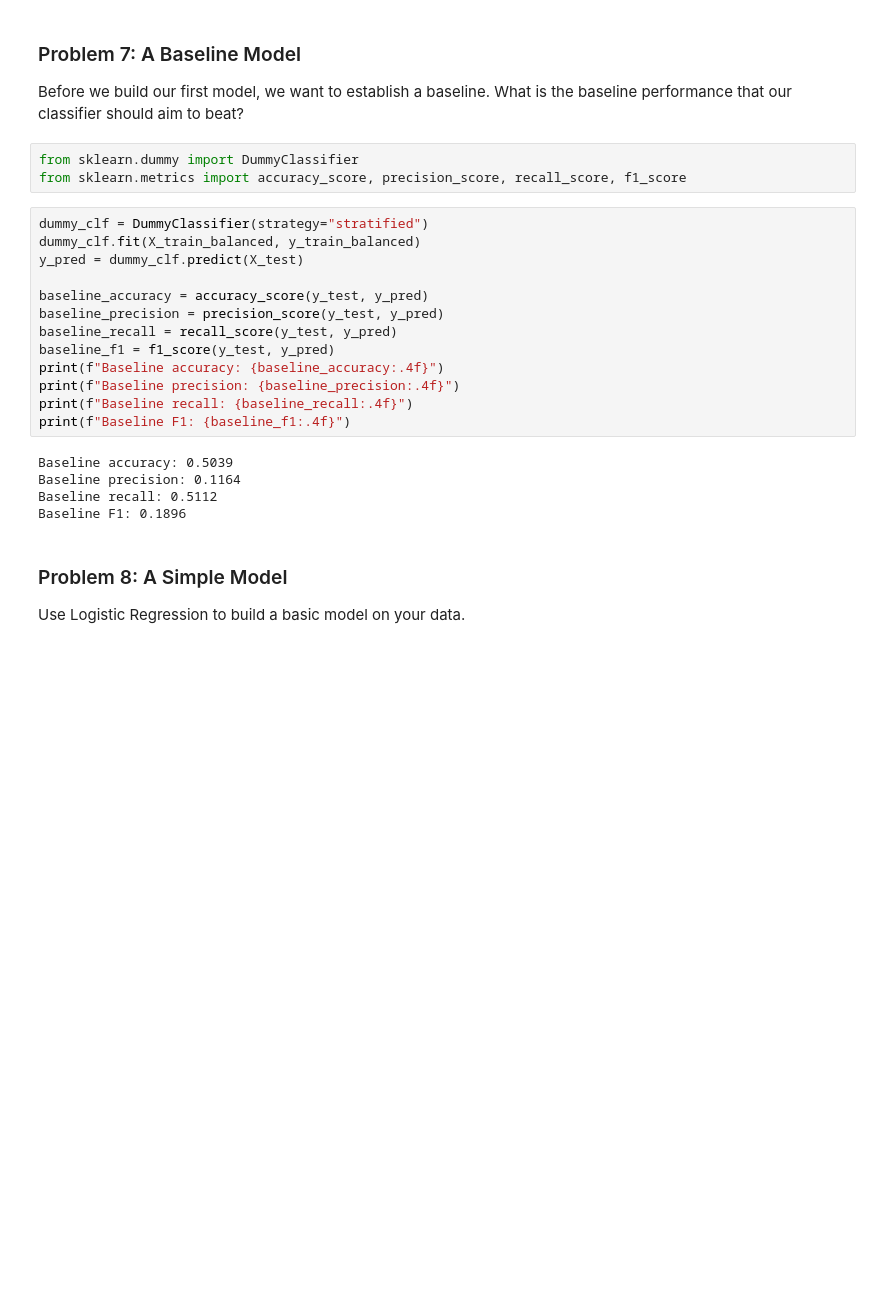
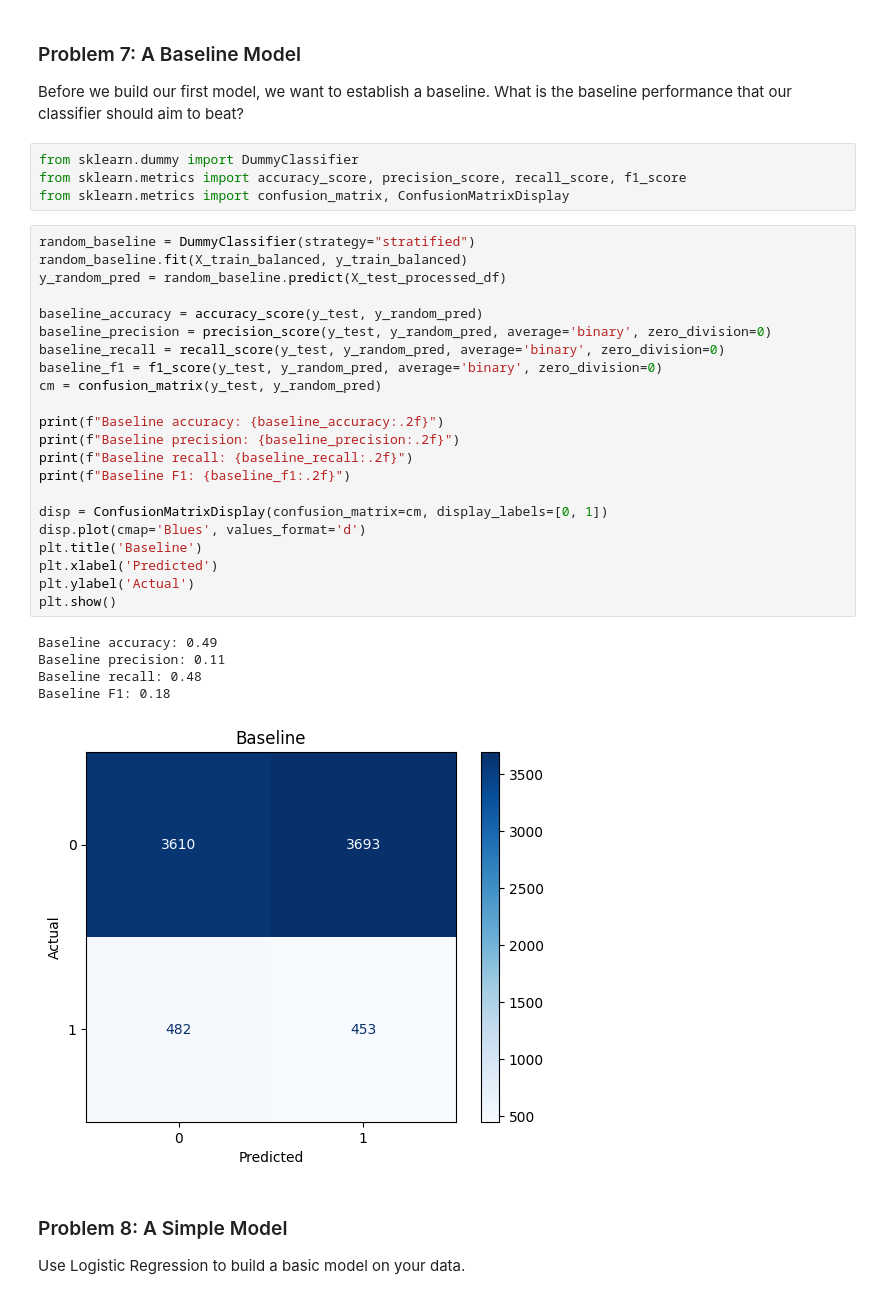
Before and after one commit to JunGaoca/bankMarketingPrediction, a Jupyter notebook: bank-marketing-prediction.ipynb, the cells around one changed output. Drawn from its saved outputs; the diff is of its cells as text; blank space fills up the shorter version.

```diff
--- a/bank-marketing-prediction.ipynb
+++ b/bank-marketing-prediction.ipynb
@@ -478,24 +478,35 @@ Before we build our first model, we want to establish a baseline.  What is the b
 # %%
 from sklearn.dummy import DummyClassifier
 from sklearn.metrics import accuracy_score, precision_score, recall_score, f1_score
+from sklearn.metrics import confusion_matrix, ConfusionMatrixDisplay
 # %%
-dummy_clf = DummyClassifier(strategy="stratified")
-dummy_clf.fit(X_train_balanced, y_train_balanced)
-y_pred = dummy_clf.predict(X_test)
+random_baseline = DummyClassifier(strategy="stratified")
+random_baseline.fit(X_train_balanced, y_train_balanced)
+y_random_pred = random_baseline.predict(X_test_processed_df)
 
-baseline_accuracy = accuracy_score(y_test, y_pred)
-baseline_precision = precision_score(y_test, y_pred)
-baseline_recall = recall_score(y_test, y_pred)
-baseline_f1 = f1_score(y_test, y_pred)
-print(f"Baseline accuracy: {baseline_accuracy:.4f}")
-print(f"Baseline precision: {baseline_precision:.4f}")
-print(f"Baseline recall: {baseline_recall:.4f}")
-print(f"Baseline F1: {baseline_f1:.4f}")
+baseline_accuracy = accuracy_score(y_test, y_random_pred)
+baseline_precision = precision_score(y_test, y_random_pred, average='binary', zero_division=0)
+baseline_recall = recall_score(y_test, y_random_pred, average='binary', zero_division=0)
+baseline_f1 = f1_score(y_test, y_random_pred, average='binary', zero_division=0)
+cm = confusion_matrix(y_test, y_random_pred)
+
+print(f"Baseline accuracy: {baseline_accuracy:.2f}")
+print(f"Baseline precision: {baseline_precision:.2f}")
+print(f"Baseline recall: {baseline_recall:.2f}")
+print(f"Baseline F1: {baseline_f1:.2f}")
+
+disp = ConfusionMatrixDisplay(confusion_matrix=cm, display_labels=[0, 1])
+disp.plot(cmap='Blues', values_format='d')
+plt.title('Baseline')
+plt.xlabel('Predicted')
+plt.ylabel('Actual')
+plt.show()
 # %% [output]
-Baseline accuracy: 0.5039
-Baseline precision: 0.1164
-Baseline recall: 0.5112
-Baseline F1: 0.1896
+Baseline accuracy: 0.49
+Baseline precision: 0.11
+Baseline recall: 0.48
+Baseline F1: 0.18
+[figure, added]
 # %% [markdown]
 ### Problem 8: A Simple Model
 
```
Also changed, not shown: parts of 41 cells of this notebook, 4 other files.
